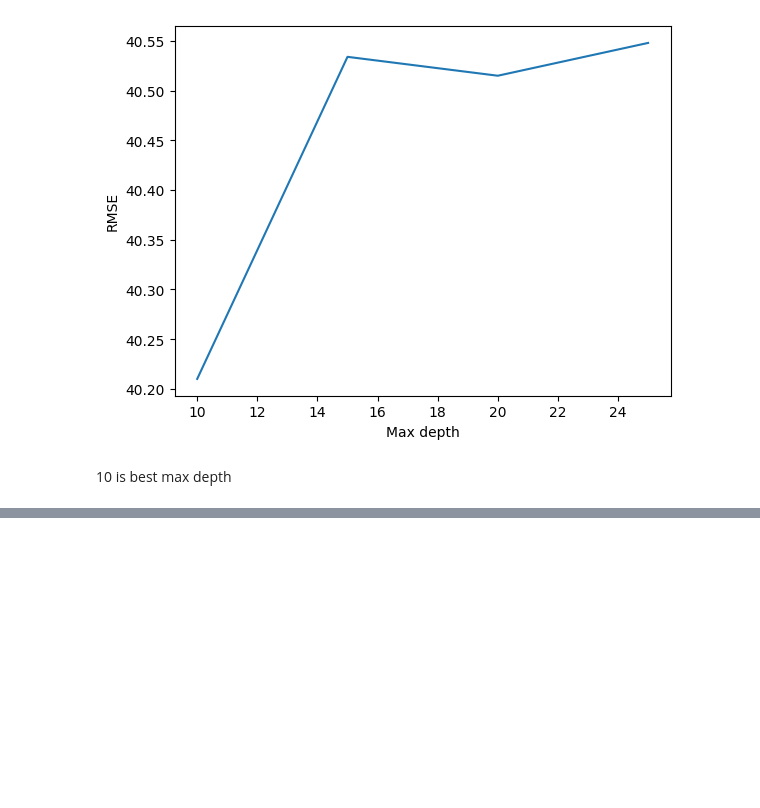
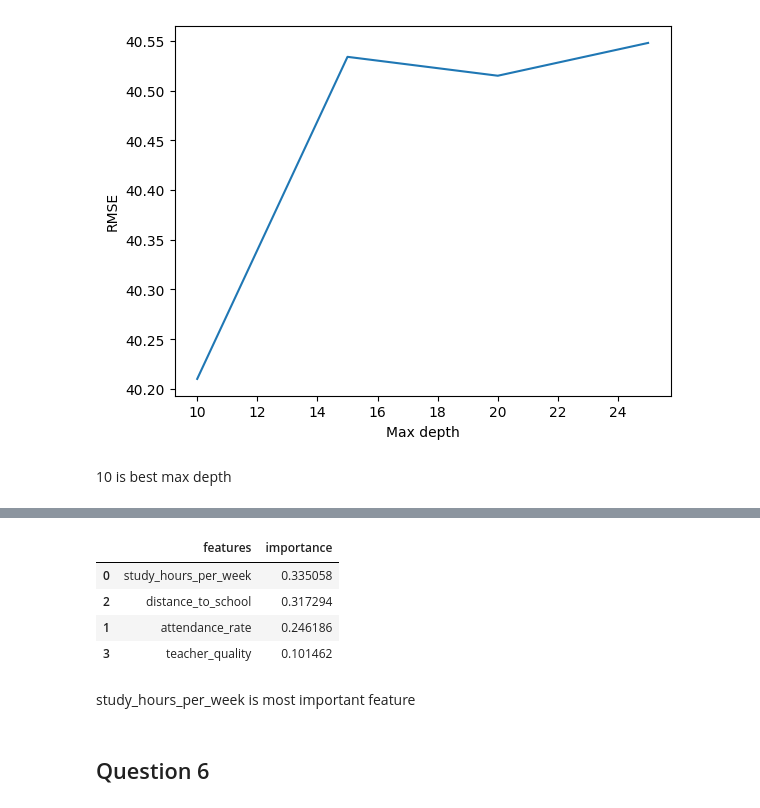
Before and after one commit to Mnlohani/ML-Zoomcamp, a Jupyter notebook: 06-Tree/06_homework.ipynb, the cells around one changed output, grey strips where cells are left out. Saved outputs shown, nothing was run; the diff lists cells and outputs as text; code cells hidden in the pictures; blank space fills up the shorter version.

```diff
--- a/06-Tree/06_homework.ipynb
+++ b/06-Tree/06_homework.ipynb
@@ -243,0 +252,26 @@ plt.show()
+# %%
+feature_set = ['study_hours_per_week', 'attendance_rate', 'distance_to_school', 'teacher_quality']
+X_train_features = df_train[feature_set]
+# %%
+
+rf = RandomForestRegressor(n_estimators=10, max_depth= 20 ,random_state=1, n_jobs=-1)
+rf.fit(X_train_features, y_train)
+feature_importance = rf.feature_importances_
+# %%
+dict_feature_importance = { 'features': feature_set,
+                         'importance': feature_importance
+}
+
+df_feature_importance = pd.DataFrame(dict_feature_importance).sort_values(by='importance', ascending= False)
+# %%
+df_feature_importance
+# %% [output]
+|  | features | importance |
+| 0 | study_hours_per_week | 0.335058 |
+| 2 | distance_to_school | 0.317294 |
+| 1 | attendance_rate | 0.246186 |
+| 3 | teacher_quality | 0.101462 |
+# %% [markdown]
+study_hours_per_week is most important feature
+# %% [markdown]
+## Question 6
```
Also changed, not shown: parts of 15 cells of this notebook.
